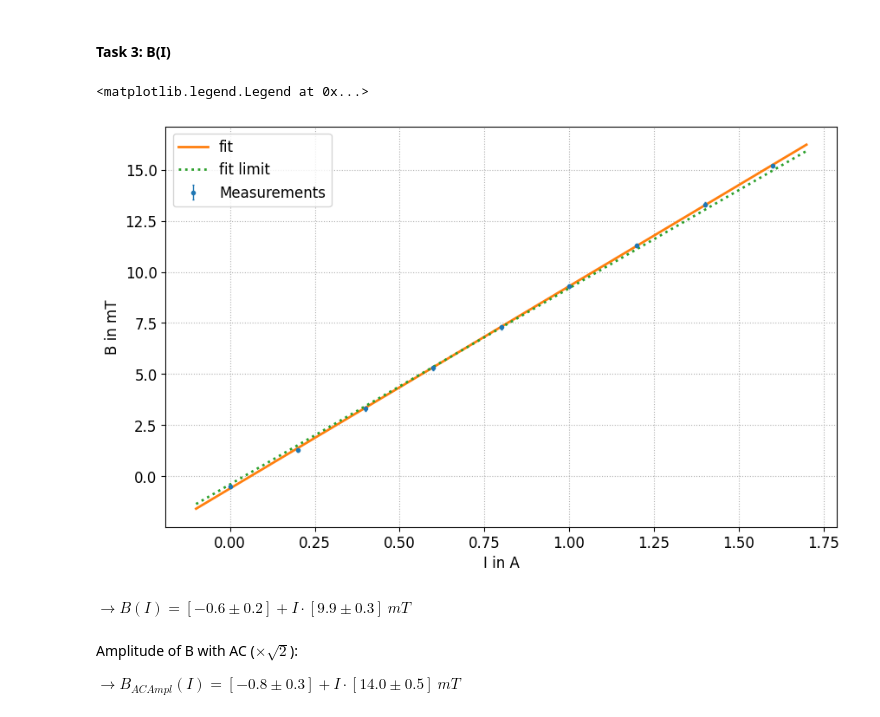
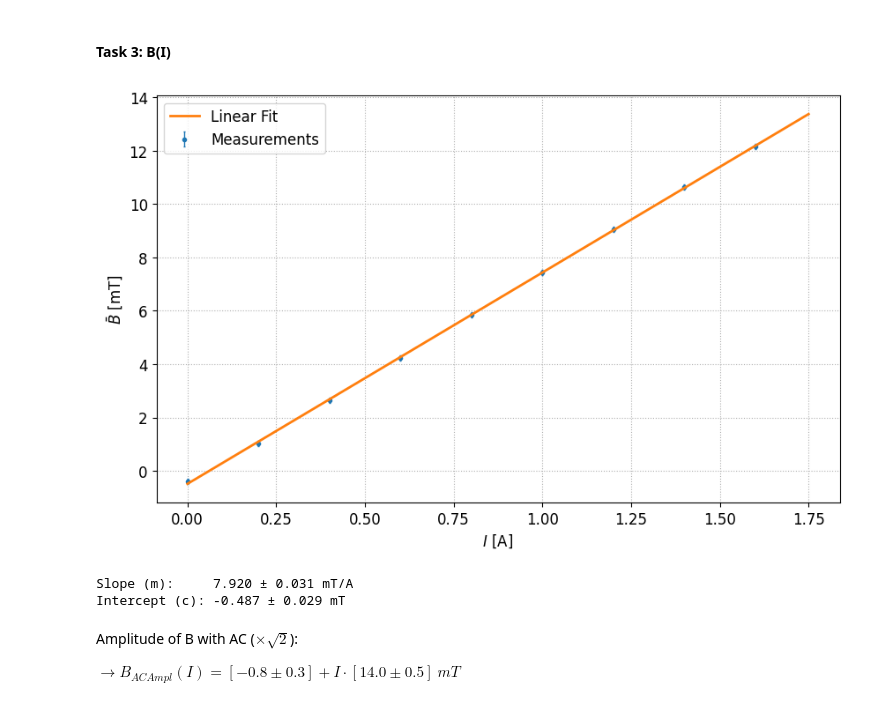
Before and after one commit to cembomembo/FP-Faraday, a Jupyter notebook: Evaluation/evaluation.ipynb, the cells around one changed output. Cells and saved outputs as stored; diff of their text form; code cells hidden in the pictures.

```diff
--- a/Evaluation/evaluation.ipynb
+++ b/Evaluation/evaluation.ipynb
@@ -73,28 +73,43 @@ B_Ampl_sum =  10.92 +- 0.42 mT
 # %% [markdown]
 #### Task 3: B(I)
 # %%
+import numpy as np
+import matplotlib.pyplot as plt
+
 # Calibration curve B = f(I)
+# Note: Unified the multiplier to 0.83 to match the plotted data
+coefficients, V = np.polyfit(B_I[0], B_I[1]*0.8, 1, cov=True)
 
-plt.errorbar(B_I[0],B_I[1],yerr=B_err, fmt='.', capsize=1, elinewidth=1, label='Measurements')# xerr=0.01, line_style='dashed' )
-plt.ylabel('B in mT')
-plt.xlabel('I in A')
+# Extract standard errors for printing
+errors = np.sqrt(np.diag(V))
 
-# Manual fit:
-x_fit = np.linspace(-0.1,1.7,100)
-def y_fit(x):
-    return -0.6 + x*9.9
-plt.plot(x_fit,y_fit(x_fit),'-', label='fit')
+# Generate fit line data
+func_fit = np.poly1d(coefficients)
+x_fit = np.linspace(0, 1.75, 100)
+y_fit = func_fit(x_fit)
 
-def y_fit_grenz(x):
-    return -0.4 + x*9.6
-plt.plot(x_fit,y_fit_grenz(x_fit),':', label='fit limit')
+# Calculate the exact uncertainty band using the covariance matrix V
+# V[0,0] is Var(m), V[1,1] is Var(c), and V[0,1] is Cov(m,c)
+y_err_bound = np.sqrt((x_fit**2) * V[0, 0] + V[1, 1] + 2 * x_fit * V[0, 1])
+
+# Plotting the measurements
+plt.errorbar(B_I[0], B_I[1]*0.8, yerr=B_err, fmt='.', capsize=1, elinewidth=1, label='Measurements', zorder=3)
+plt.ylabel(r'$\bar B$ [mT]')
+plt.xlabel('$I$ [A]')
+
+# Plotting the fit
+plt.plot(x_fit, y_fit, '-', label='Linear Fit', zorder=4)
 
 plt.legend()
+plt.show()
+
+# Print the coefficients alongside their calculated standard errors
+print(f"Slope (m):     {coefficients[0]:.2f} ± {errors[0]:.2f} mT/A")
+print(f"Intercept (c): {coefficients[1]:.2f} ± {errors[1]:.2f} mT")
 # %% [output]
+[figure, new version]
-<matplotlib.legend.Legend at 0x...>
+Slope (m):     7.920 ± 0.031 mT/A
+Intercept (c): -0.487 ± 0.029 mT
-[figure, old version]
-# %% [markdown]
-$\rightarrow B(I) = [-0.6 \pm 0.2] + I \cdot [9.9 \pm 0.3] \: mT$
 # %% [markdown]
 Amplitude of B with AC ($\times \sqrt{2}$):
 
```
Also changed, not shown: parts of 1 cell of this notebook, 3 other files.
